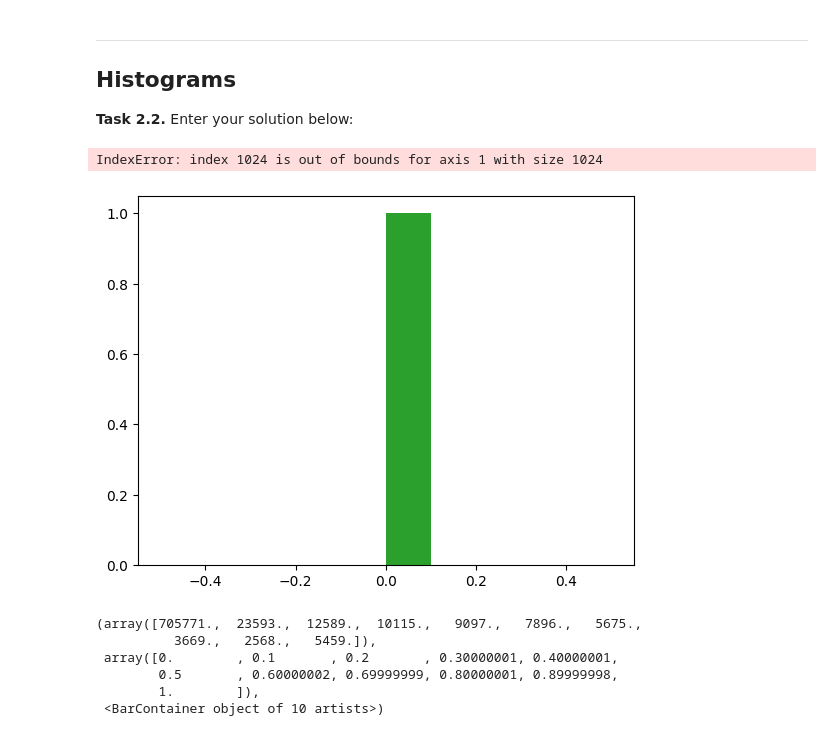
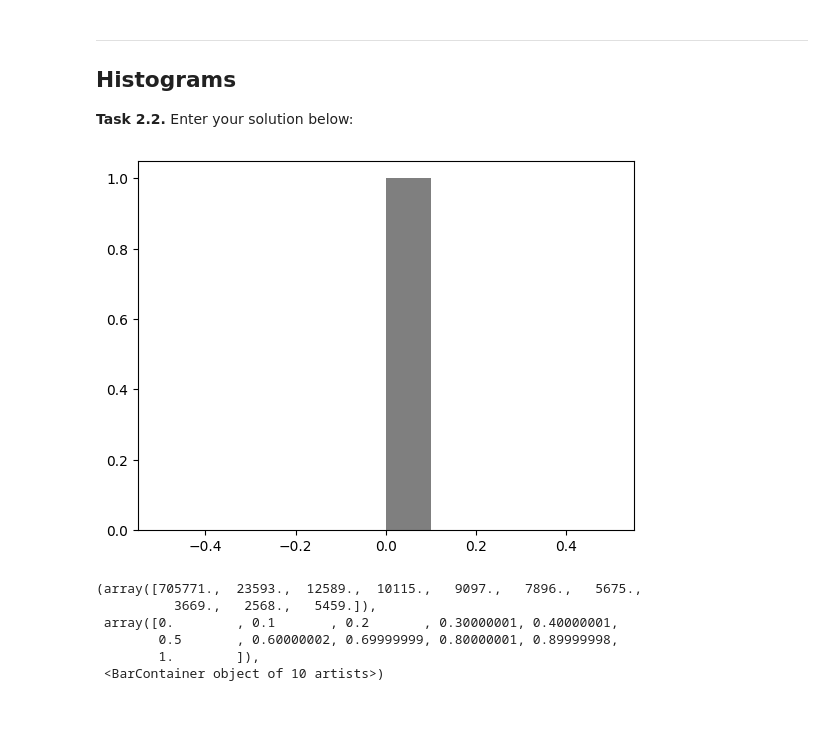
Before and after one commit to MtBaloglu/mobi-fs3-python, a Jupyter notebook: task2.ipynb, the cells around one changed output. Saved outputs shown, nothing was run; the diff lists cells and outputs as text; code cells hidden in the pictures.

```diff
--- a/task2.ipynb
+++ b/task2.ipynb
@@ -29,16 +29,14 @@ print(img.shape[0], img.shape[1])
 # %%
 r = 0
 c = 0
 while r < 768:
     while c < 1024:
+        p = (r,c)
         c = c + 1
-        p = (r,c)
-        plt.hist(img[p])
-    c = 1
+    plt.hist(img[p])
     r = r + 1
 # %% [output]
-IndexError: index 1024 is out of bounds for axis 1 with size 1024
-[figure, old version]
+[figure, new version]
 # %%
 plt.hist(img.flatten())
 # %% [output]
```
Also changed, not shown: parts of 8 cells of this notebook, 1 other file.
